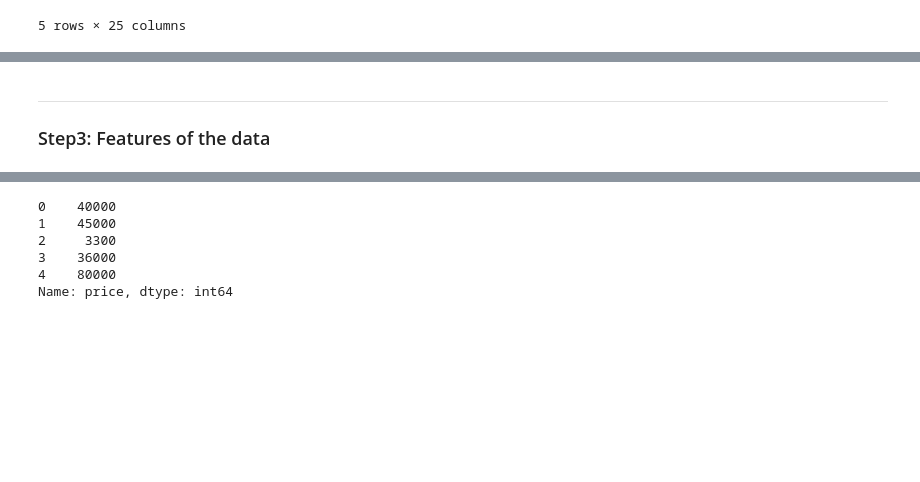
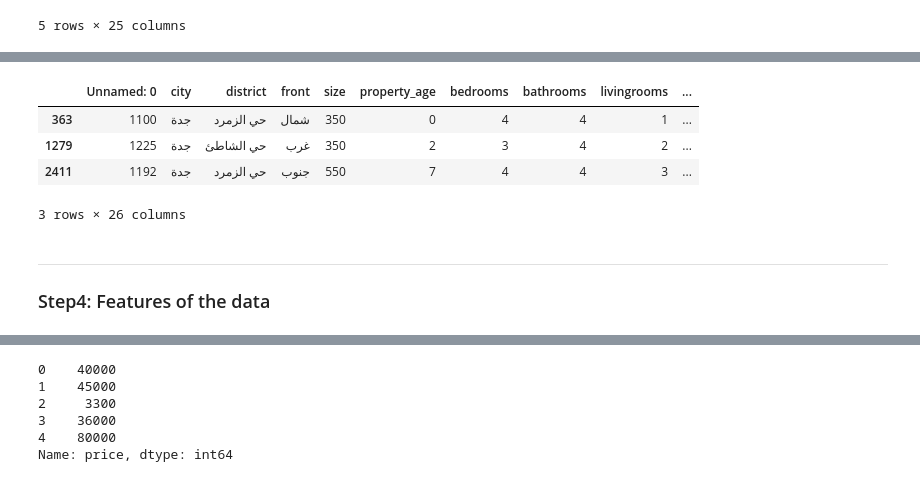
Before and after one commit to novr1512/saudi_aqar_price_prediction, a Jupyter notebook: Awatef's_ML.ipynb, the cells around one changed output, grey strips where cells are left out. Saved outputs shown, nothing was run; the diff lists cells and outputs as text; code cells hidden in the pictures; blank space fills up the shorter version.

```diff
--- a/Awatef's_ML.ipynb
+++ b/Awatef's_ML.ipynb
@@ -62,7 +103,15 @@ H_data.head()
+# %%
+H_data[H_data['rent frequnetly'] == 'Daily']
+# %% [output]
+|  | Unnamed: 0 | city | district | front | size | property_age | bedrooms | bathrooms | livingrooms | ... |
+| 363 | 1100 | جدة | حي الزمرد | شمال | 350 | 0 | 4 | 4 | 1 | ... |
+| 1279 | 1225 | جدة | حي الشاطئ | غرب | 350 | 2 | 3 | 4 | 2 | ... |
+| 2411 | 1192 | جدة | حي الزمرد | جنوب | 550 | 7 | 4 | 4 | 3 | ... |
+3 rows × 26 columns
 # %% [markdown]
 ---
 
-### Step3: Features of the data
+### Step4: Features of the data
 # %%
 # features
 H_data.drop("details", axis=1).head()
```
Also changed, not shown: parts of 16 cells of this notebook.
